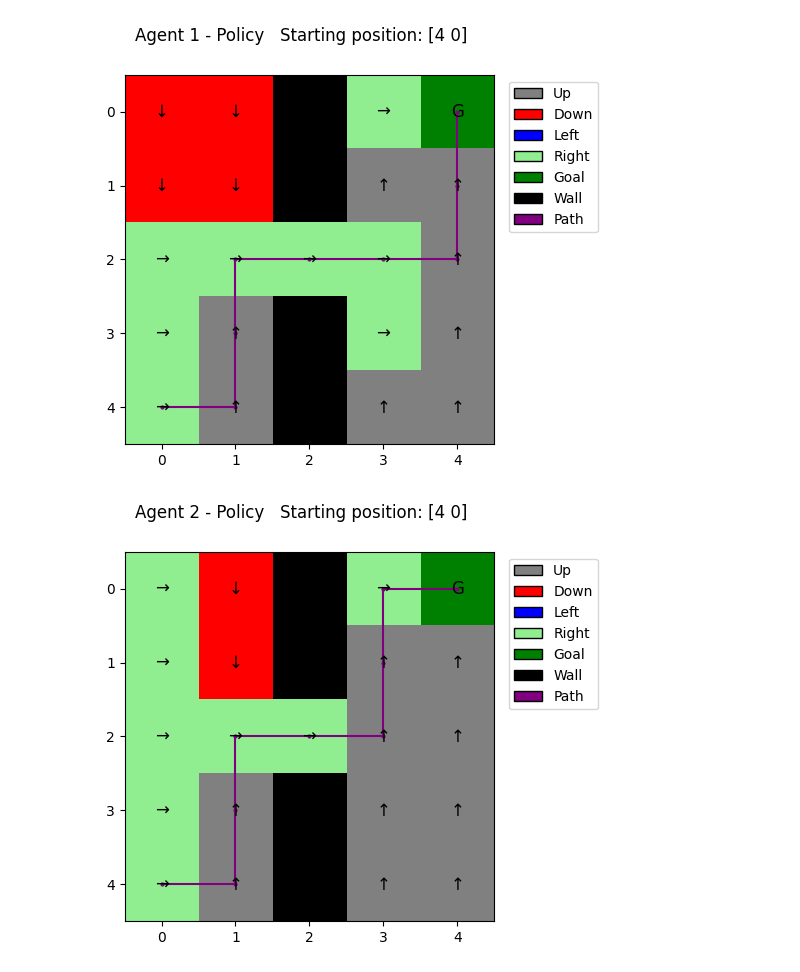
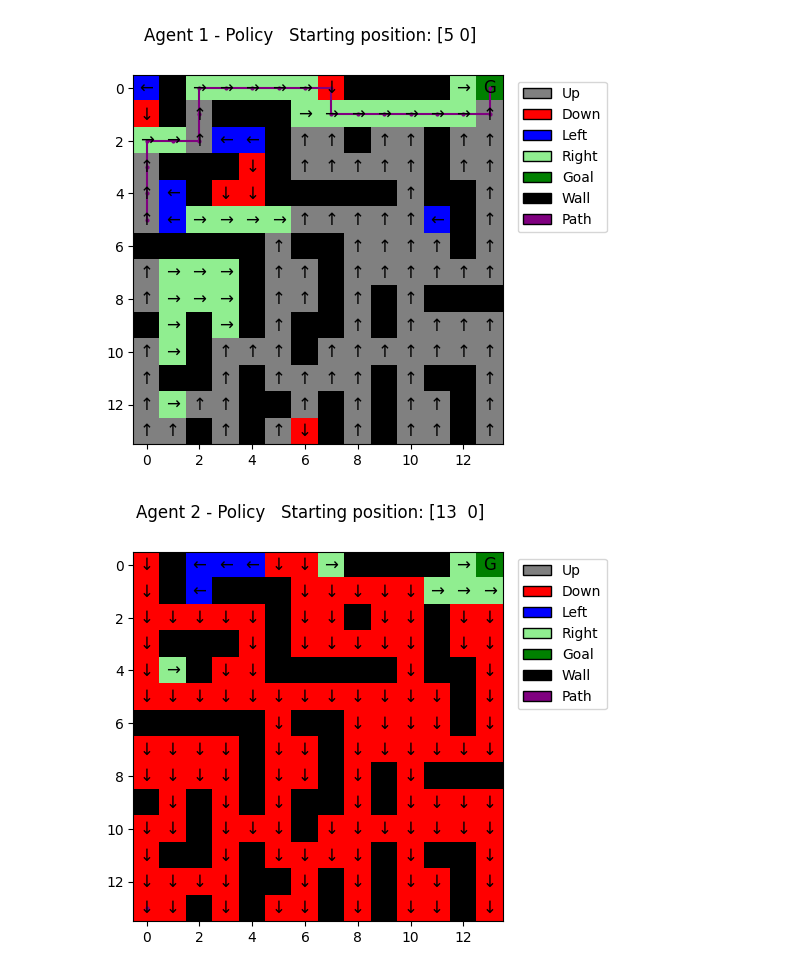
Before and after one commit to salvalago23/TFG_Salvador_Perez_GR, a Jupyter notebook: src/5_DQNtrain.ipynb, the cells around one changed output. Cells and saved outputs as stored; diff of their text form; code cells hidden in the pictures.

```diff
--- a/src/5_DQNtrain.ipynb
+++ b/src/5_DQNtrain.ipynb
@@ -16,9 +16,14 @@ NUM_DDQN_AGENTS = 1     # number of DDQN agents
 NUM_NEURONS_FC1 = 128   # number of neurons for the first fully connected layer
 NUM_NEURONS_FC2 = 128   # number of neurons for the second fully connected layer
 
-SHAPE = "5x5"             # "5x5" or "14x14"
-EPISODES_PER_AGENT = 1500
-MAX_STEPS_PER_EPISODE = 200
+SHAPE = "14x14"             # "5x5" or "14x14"
+
+if SHAPE == "5x5":
+    EPISODES_PER_AGENT = 1000
+    MAX_STEPS_PER_EPISODE = 100
+elif SHAPE == "14x14":
+    EPISODES_PER_AGENT = 3000   #en funcion del numero de episodios total va a bajar mas o menos rapido el epsilon
+    MAX_STEPS_PER_EPISODE = 200
 
 EPS_START = 1.0         # epsilon start value
 EPS_END = 0.01          # epsilon end value
@@ -35,15 +40,15 @@ UPDATE_EVERY = 4        # how often to update the network
 #CREATING AND TRAINING THE AGENTS
 agents_arr = []         # array of agents
 
+print("Starting training of", NUM_DQN_AGENTS, "DQN agents and", NUM_DDQN_AGENTS, "DDQN agents")
+
 for i in range(NUM_DQN_AGENTS+NUM_DDQN_AGENTS):
     if i < NUM_DQN_AGENTS:
         print("DQN Agent", i+1,"/",NUM_DQN_AGENTS)    # if the agent is a DQN agent
-        path_to_save = "../data/agent_models/pytorch/DQNagent"+str(i+1)+".pt" # path to save the model
-        agent = DQNAgent(i, path_to_save, SHAPE, NUM_NEURONS_FC1, NUM_NEURONS_FC2, EPISODES_PER_AGENT, MAX_STEPS_PER_EPISODE, EPS_START, EPS_END, EPS_DECAY, BUFFER_SIZE, BATCH_SIZE, GAMMA, TAU, LR, UPDATE_EVERY)
+        agent = DQNAgent(i, "DQN", SHAPE, NUM_NEURONS_FC1, NUM_NEURONS_FC2, EPISODES_PER_AGENT, MAX_STEPS_PER_EPISODE, EPS_START, EPS_END, EPS_DECAY, BUFFER_SIZE, BATCH_SIZE, GAMMA, TAU, LR, UPDATE_EVERY)
     else:
         print("DDQN Agent", i+1-NUM_DQN_AGENTS,"/",NUM_DDQN_AGENTS)  # if the agent is a DDQN agent
-        path_to_save = "../data/agent_models/pytorch/DDQNagent"+str(i+1)+".pt" # path to save the model
-        agent = DDQNAgent(i, path_to_save, SHAPE, NUM_NEURONS_FC1, NUM_NEURONS_FC2, EPISODES_PER_AGENT, MAX_STEPS_PER_EPISODE, EPS_START, EPS_END, EPS_DECAY, BUFFER_SIZE, BATCH_SIZE, GAMMA, TAU, LR, UPDATE_EVERY)
+        agent = DDQNAgent(i, "DDQN", SHAPE, NUM_NEURONS_FC1, NUM_NEURONS_FC2, EPISODES_PER_AGENT, MAX_STEPS_PER_EPISODE, EPS_START, EPS_END, EPS_DECAY, BUFFER_SIZE, BATCH_SIZE, GAMMA, TAU, LR, UPDATE_EVERY)
 
     agent.train()
     agents_arr.append(agent)
@@ -62,18 +66,13 @@ Agent 2 steps stats:    Average: 19.62  Std dev: 30.35  Median: 8.0     Best: 8
 # %%
 for agent in agents_arr:
     value_grid, policy_grid, string_policy_grid = create_grids(agent.env, Qnet=agent.qnetwork_local)
     start_pos = agent.env.unwrapped.start_pos
 
     if export_to_JSON:
-        if i < NUM_DQN_AGENTS:
-            algorithm = "DQN"
-        else:
-            algorithm = "DDQN"
-
-        writeJSON(algorithm, EPISODES_PER_AGENT, MAX_STEPS_PER_EPISODE, SHAPE, start_pos, value_grid, policy_grid, string_policy_grid)
+        writeJSON(agent.algorithm, agent.n_episodes, agent.max_steps, agent.shape, start_pos, value_grid, policy_grid, string_policy_grid)
 
     if render:
         plot_trajectory(string_policy_grid, start_pos, agent.id)
 # %% [output]
-[figure, old version]
+[figure, new version]
-[figure, old version]
+[figure, new version]
```
Also changed, not shown: parts of 2 cells of this notebook, 26 other files.
